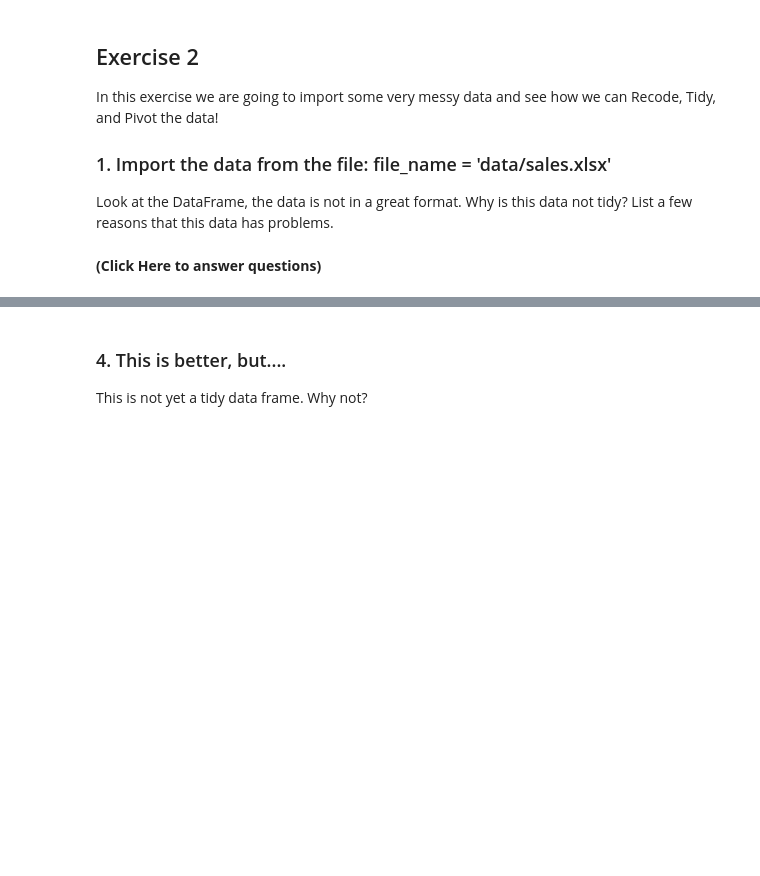
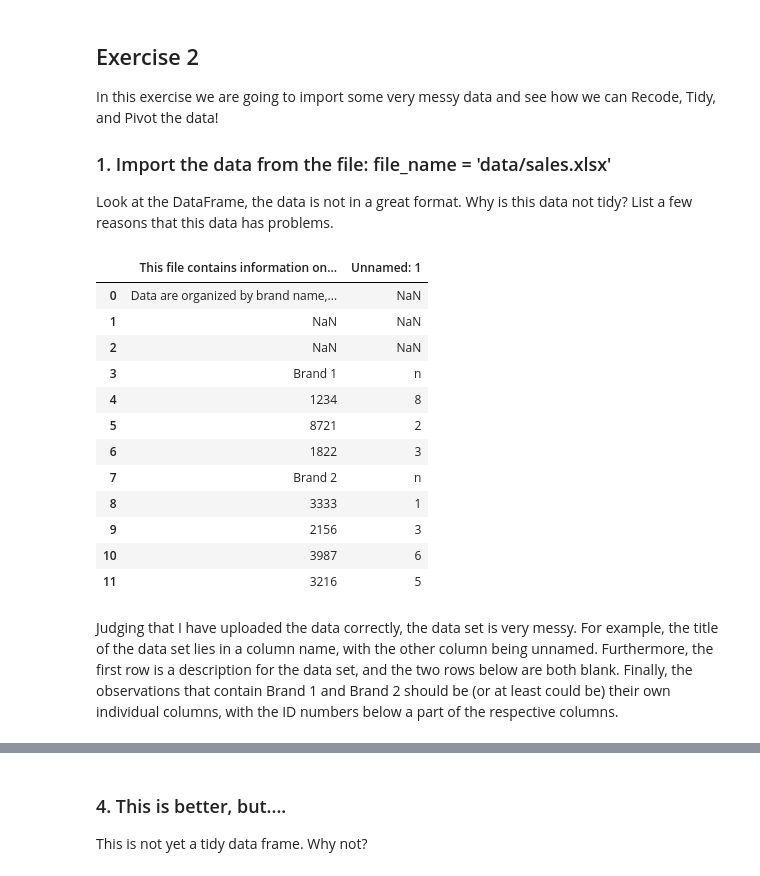
Before and after one commit to nortyroosa/Day9, a Jupyter notebook: Day9-HW.ipynb, the cells around one changed output, grey strips where cells are left out. Cells and saved outputs as stored; diff of their text form; code cells hidden in the pictures; blank space fills up the shorter version.

```diff
--- a/Day9-HW.ipynb
+++ b/Day9-HW.ipynb
@@ -215,8 +244,25 @@ In this exercise we are going to import some very messy data and see how we can
 Look at the DataFrame, the data is not in a great format. Why is this data not tidy? List a few reasons that this data has problems.
 # %%
 # Your code here
+file_name = 'data/sales.xlsx'
+DF2 = pd.read_excel(file_name)
+DF2
+# %% [output]
+|  | This file contains information on... | Unnamed: 1 |
+| 0 | Data are organized by brand name,... | NaN |
+| 1 | NaN | NaN |
+| 2 | NaN | NaN |
+| 3 | Brand 1 | n |
+| 4 | 1234 | 8 |
+| 5 | 8721 | 2 |
+| 6 | 1822 | 3 |
+| 7 | Brand 2 | n |
+| 8 | 3333 | 1 |
+| 9 | 2156 | 3 |
+| 10 | 3987 | 6 |
+| 11 | 3216 | 5 |
 # %% [markdown]
-**(Click Here to answer questions)**
+Judging that I have uploaded the data correctly, the data set is very messy.  For example, the title of the data set lies in a column name, with the other column being unnamed.  Furthermore, the first row is a description for the data set, and the two rows below are both blank.  Finally, the observations that contain Brand 1 and Brand 2 should be (or at least could be) their own individual columns, with the ID numbers below a part of the respective columns.
 # %% [markdown]
 This is what you should see:
 
```
Also changed, not shown: parts of 16 cells of this notebook.
